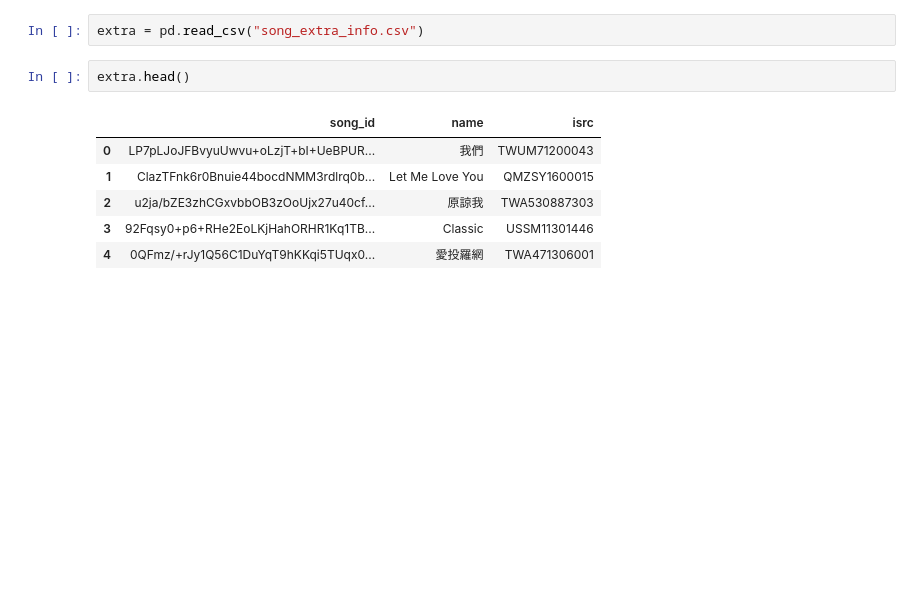
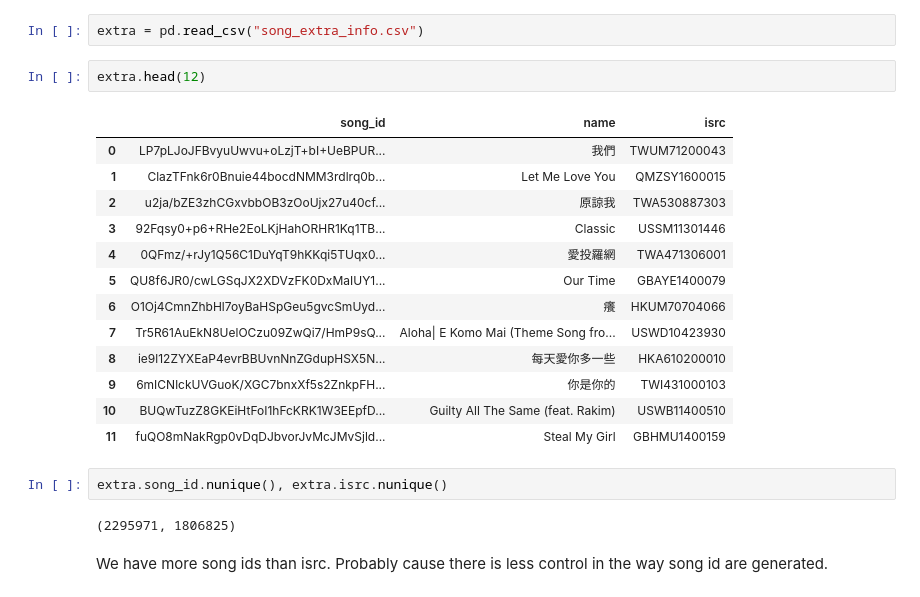
Before and after one commit to PaulPruliere/wsdm, a Jupyter notebook: wsdm.ipynb, the cells around one changed output. Cells and saved outputs as stored; diff of their text form; blank space fills up the shorter version.

```diff
--- a/wsdm.ipynb
+++ b/wsdm.ipynb
@@ -455,11 +455,24 @@ We see that the artit's name is G-BOY-SWAG. We won't lead our investigation furt
 # %%
 extra = pd.read_csv("song_extra_info.csv")
 # %%
-extra.head()
+extra.head(12)
 # %% [output]
 |  | song_id | name | isrc |
 | 0 | LP7pLJoJFBvyuUwvu+oLzjT+bI+UeBPUR... | 我們 | TWUM71200043 |
 | 1 | ClazTFnk6r0Bnuie44bocdNMM3rdlrq0b... | Let Me Love You | QMZSY1600015 |
 | 2 | u2ja/bZE3zhCGxvbbOB3zOoUjx27u40cf... | 原諒我 | TWA530887303 |
 | 3 | 92Fqsy0+p6+RHe2EoLKjHahORHR1Kq1TB... | Classic | USSM11301446 |
 | 4 | 0QFmz/+rJy1Q56C1DuYqT9hKKqi5TUqx0... | 愛投羅網 | TWA471306001 |
+| 5 | QU8f6JR0/cwLGSqJX2XDVzFK0DxMaIUY1... | Our Time | GBAYE1400079 |
+| 6 | O1Oj4CmnZhbHl7oyBaHSpGeu5gvcSmUyd... | 癢 | HKUM70704066 |
+| 7 | Tr5R61AuEkN8UelOCzu09ZwQi7/HmP9sQ... | Aloha| E Komo Mai (Theme Song fro... | USWD10423930 |
+| 8 | ie9l12ZYXEaP4evrBBUvnNnZGdupHSX5N... | 每天愛你多一些 | HKA610200010 |
+| 9 | 6mICNlckUVGuoK/XGC7bnxXf5s2ZnkpFH... | 你是你的 | TWI431000103 |
+| 10 | BUQwTuzZ8GKEiHtFoI1hFcKRK1W3EEpfD... | Guilty All The Same (feat. Rakim) | USWB11400510 |
+| 11 | fuQO8mNakRgp0vDqDJbvorJvMcJMvSjld... | Steal My Girl | GBHMU1400159 |
+# %%
+extra.song_id.nunique(), extra.isrc.nunique()
+# %% [output]
+(2295971, 1806825)
+# %% [markdown]
+We have more song ids than isrc. Probably cause there is less control in the way song id are generated.
```
Also changed, not shown: parts of 3 cells of this notebook.
